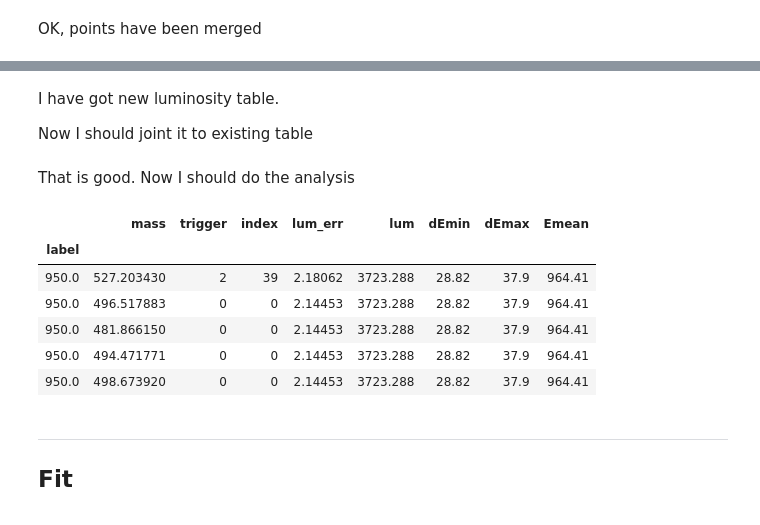
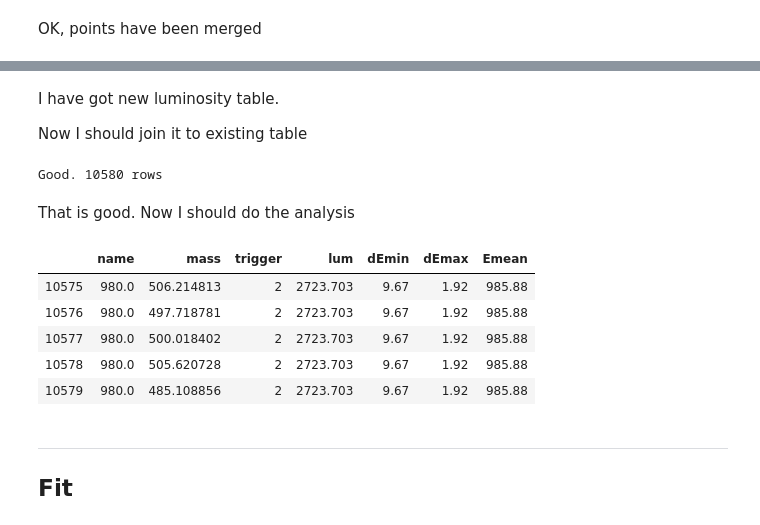
Before and after one commit to nikita-p/research, a Jupyter notebook: uproot/Analysis.ipynb, the cells around one changed output, grey strips where cells are left out. Saved outputs shown, nothing was run; the diff lists cells and outputs as text; code cells hidden in the pictures.

```diff
--- a/uproot/Analysis.ipynb
+++ b/uproot/Analysis.ipynb
@@ -204,2 +231,2 @@ Get true luminosity for merged events
 # %%
-data['lume'] = data.beam_energy*data.lum
+data_prep['lume'] = data_prep.beam_energy*data_prep.lum
@@ -208,6 +246,6 @@ Create new table with right values of energy and luminosity
 # %%
-new_lum = data[['beam_energy','lum', 'lume']].drop_duplicates().groupby('label').agg({'lume':[np.sum], 'lum':[np.sum],
-                        'beam_energy':[np.min, np.max]})
+new_lum = data_prep[['beam_energy', 'lum', 'lume', 'name']].\
+drop_duplicates(subset=['lum']).groupby('name').agg({'lume':[np.sum], 'lum':[np.sum], 'beam_energy':[np.min, np.max]})
 # %%
 new_lum['Emean'] = np.round( new_lum[('lume','sum')]/new_lum[('lum','sum')], 2)
 # %%
@@ -236,22 +267,26 @@ new_lum.tail(11)
 # %% [markdown]
 I have got new luminosity table.
 
-Now I should joint it to existing table
+Now I should join it to existing table
 # %%
-data.drop(['lume', 'lum', 'beam_energy'], axis=1, inplace=True)
-data = data.join(new_lum, how='inner')
+data_prep.drop(['lume', 'lum', 'beam_energy'], axis=1, inplace=True)
+# %%
+final_data = data_prep.join(new_lum, how='inner', on='name')
+# %%
+check_foo(final_data, data_prep)
+# %% [output]
+Good. 10580 rows
 # %% [markdown]
 That is good. Now I should do the analysis
 # %%
-data.tail()
+final_data.tail()
 # %% [output]
-|  | mass | trigger | index | lum_err | lum | dEmin | dEmax | Emean |
-| label |  |  |  |  |  |  |  |  |
-| 950.0 | 527.203430 | 2 | 39 | 2.18062 | 3723.288 | 28.82 | 37.9 | 964.41 |
-| 950.0 | 496.517883 | 0 | 0 | 2.14453 | 3723.288 | 28.82 | 37.9 | 964.41 |
-| 950.0 | 481.866150 | 0 | 0 | 2.14453 | 3723.288 | 28.82 | 37.9 | 964.41 |
-| 950.0 | 494.471771 | 0 | 0 | 2.14453 | 3723.288 | 28.82 | 37.9 | 964.41 |
-| 950.0 | 498.673920 | 0 | 0 | 2.14453 | 3723.288 | 28.82 | 37.9 | 964.41 |
+|  | name | mass | trigger | lum | dEmin | dEmax | Emean |
+| 10575 | 980.0 | 506.214813 | 2 | 2723.703 | 9.67 | 1.92 | 985.88 |
+| 10576 | 980.0 | 497.718781 | 2 | 2723.703 | 9.67 | 1.92 | 985.88 |
+| 10577 | 980.0 | 500.018402 | 2 | 2723.703 | 9.67 | 1.92 | 985.88 |
+| 10578 | 980.0 | 505.620728 | 2 | 2723.703 | 9.67 | 1.92 | 985.88 |
+| 10579 | 980.0 | 485.108856 | 2 | 2723.703 | 9.67 | 1.92 | 985.88 |
 # %% [markdown]
 ----------------
 ## Fit
```
Also changed, not shown: parts of 123 cells of this notebook, 9 other files.
